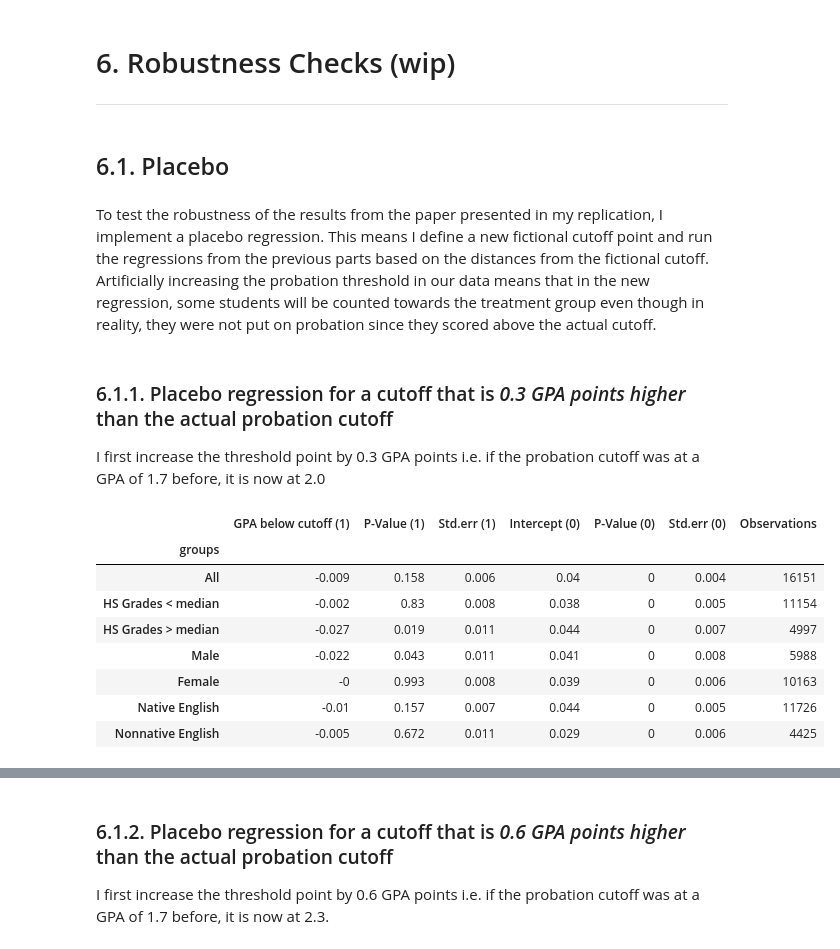
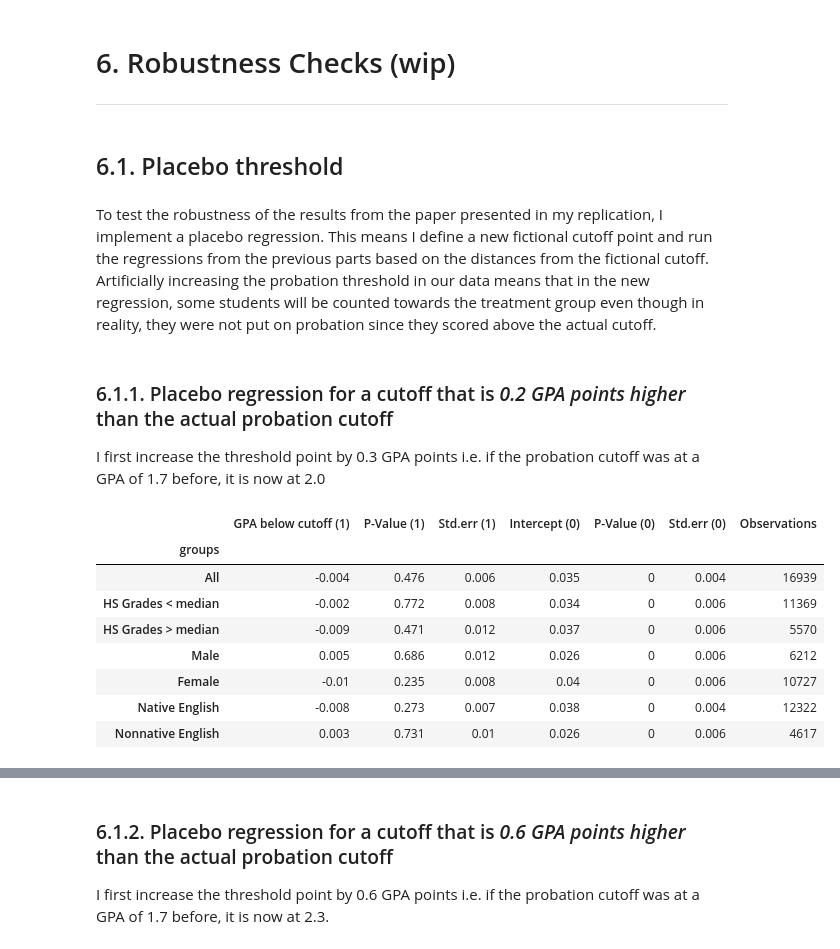
Before and after one commit to amageh/replication-performance-standards, a Jupyter notebook: project.ipynb, the cells around one changed output, grey strips where cells are left out. Cells and saved outputs as stored; diff of their text form; code cells hidden in the pictures.

Commit message:
Changes to placebo test.

```diff
--- a/project.ipynb
+++ b/project.ipynb
@@ -580,7 +553,7 @@ table6.loc[['All','HS Grades > median' ],
 # %% [markdown]
-## 6.1. Placebo
+## 6.1. Placebo threshold
 # %% [markdown]
 To test the robustness of the results from the paper presented in my replication, I implement a placebo regression. This means I define a new fictional cutoff point and run the regressions from the previous parts based on the distances from the fictional cutoff. Artificially increasing the probation threshold in our data means that in the new regression, some students will be counted towards the treatment group even though in reality, they were not put on probation since they scored above the actual cutoff.
 # %% [markdown]
-### 6.1.1. Placebo regression for a cutoff that is _0.3 GPA points higher_ than the actual probation cutoff
+### 6.1.1. Placebo regression for a cutoff that is _0.2 GPA points higher_ than the actual probation cutoff
 I first increase the threshold point by 0.3 GPA points i.e. if the probation cutoff was at a GPA of 1.7 before, it is now at 2.0
@@ -589,17 +560,17 @@ placebo_data1 = gen_placebo_data(data=data, cutoff_deviation=(0.3))
 # %%
-placebo1_reg_table = create_placebo_regression(placebo_data=placebo1_data,
-                                               keys= groups_dict_keys,
-                                               columns= groups_dict_columns,
-                                               regressors= regressors,
-                                               outcome='left_school')
+placebo1_data = gen_placebo_data(data=data, cutoff_deviation=(0.4))
+placebo1_data12 = create_placebo_subdata(placebo_data=placebo1_data)[0]
+placebo1_data06 = create_placebo_subdata(placebo_data=placebo1_data)[1]
+placebo1_groups_dict_06 = create_groups_dict(placebo1_data06, groups_dict_keys, groups_dict_columns)
+placebo1_reg_table = estimate_RDD_multiple_datasets(placebo1_groups_dict_06, groups_dict_keys, 'left_school', regressors)
 placebo1_reg_table.style.applymap(pvalue_5percent_red, subset=['P-Value (1)', 'P-Value (0)'])
 # %% [output]
 |  | GPA below cutoff (1) | P-Value (1) | Std.err (1) | Intercept (0) | P-Value (0) | Std.err (0) | Observations |
 | groups |  |  |  |  |  |  |  |
-| All | -0.009 | 0.158 | 0.006 | 0.04 | 0 | 0.004 | 16151 |
-| HS Grades < median | -0.002 | 0.83 | 0.008 | 0.038 | 0 | 0.005 | 11154 |
-| HS Grades > median | -0.027 | 0.019 | 0.011 | 0.044 | 0 | 0.007 | 4997 |
-| Male | -0.022 | 0.043 | 0.011 | 0.041 | 0 | 0.008 | 5988 |
-| Female | -0 | 0.993 | 0.008 | 0.039 | 0 | 0.006 | 10163 |
-| Native English | -0.01 | 0.157 | 0.007 | 0.044 | 0 | 0.005 | 11726 |
-| Nonnative English | -0.005 | 0.672 | 0.011 | 0.029 | 0 | 0.006 | 4425 |
+| All | -0.004 | 0.476 | 0.006 | 0.035 | 0 | 0.004 | 16939 |
+| HS Grades < median | -0.002 | 0.772 | 0.008 | 0.034 | 0 | 0.006 | 11369 |
+| HS Grades > median | -0.009 | 0.471 | 0.012 | 0.037 | 0 | 0.006 | 5570 |
+| Male | 0.005 | 0.686 | 0.012 | 0.026 | 0 | 0.006 | 6212 |
+| Female | -0.01 | 0.235 | 0.008 | 0.04 | 0 | 0.006 | 10727 |
+| Native English | -0.008 | 0.273 | 0.007 | 0.038 | 0 | 0.004 | 12322 |
+| Nonnative English | 0.003 | 0.731 | 0.01 | 0.026 | 0 | 0.006 | 4617 |
```
Also changed, not shown: parts of 19 cells of this notebook, 3 other files.
